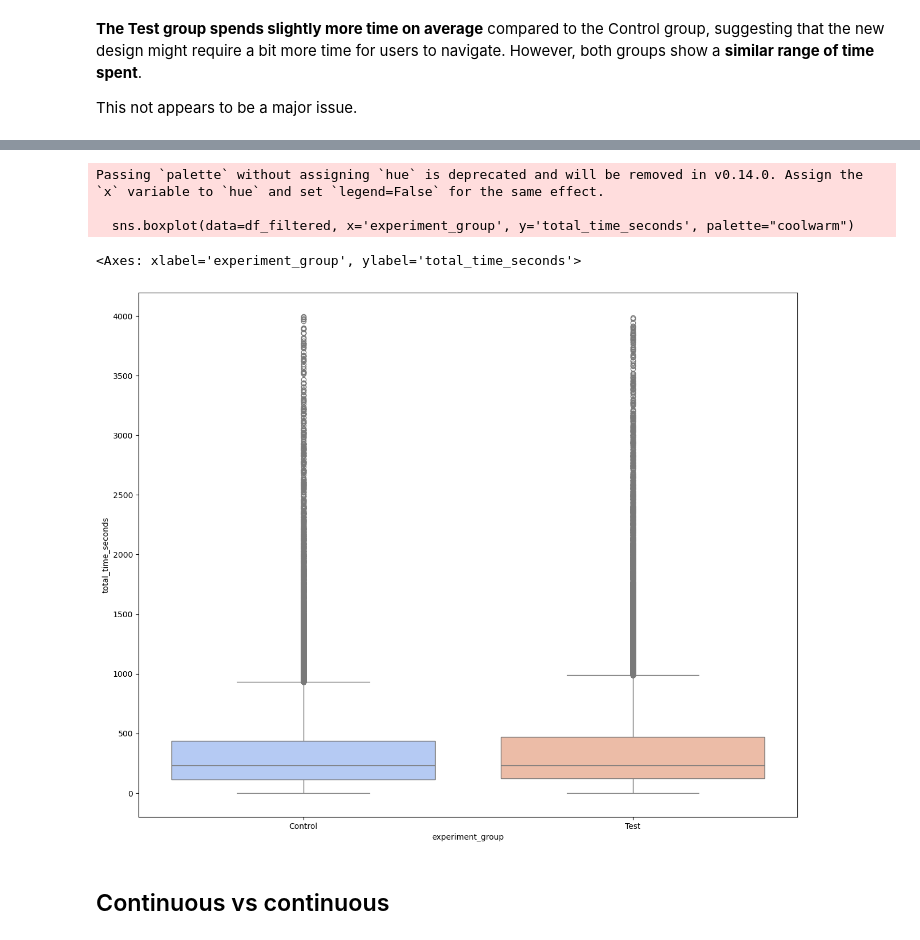
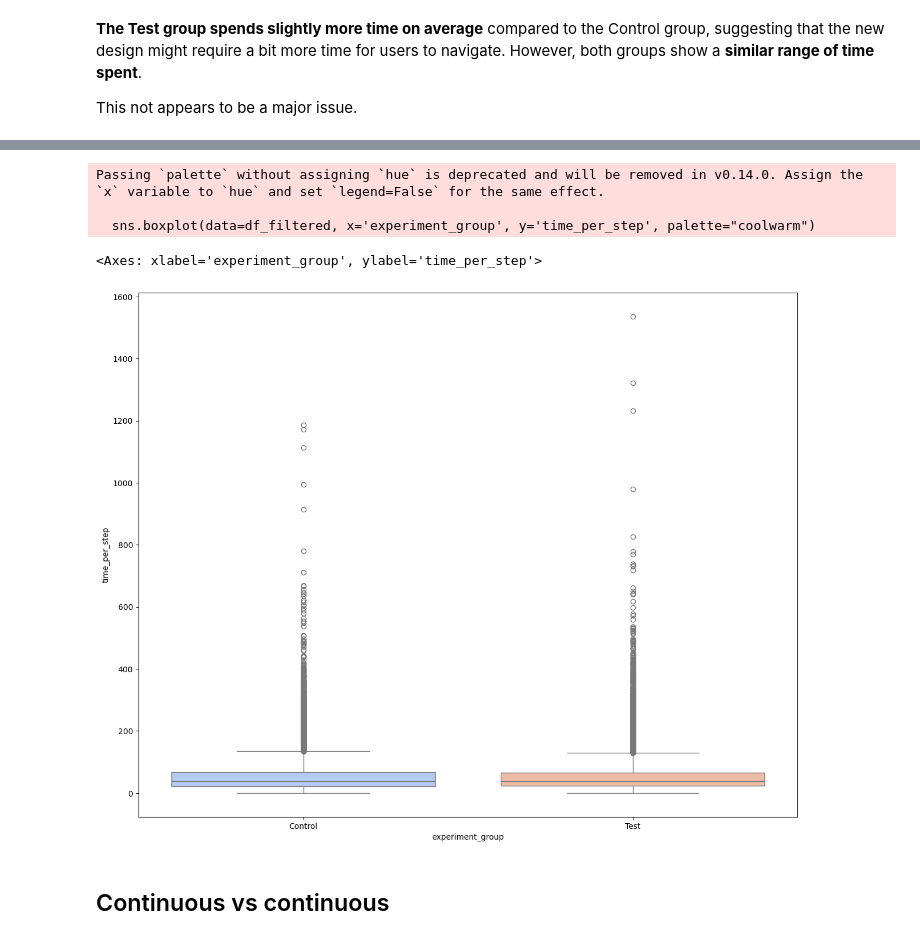
Before and after one commit to almudenaolg/Vanguard-AB-Test-Analysis, a Jupyter notebook: exploratory.ipynb, the cells around one changed output, grey strips where cells are left out. Saved outputs shown, nothing was run; the diff lists cells and outputs as text; code cells hidden in the pictures.

```diff
--- a/exploratory.ipynb
+++ b/exploratory.ipynb
@@ -779,13 +1275,13 @@ Passing `palette` without assigning `hue` is deprecated and will be removed in v
 # %%
 # Plotting a box plot to visualize the spread and outliers of total time for each experiment group
 plt.figure(figsize=(15, 12))
-sns.boxplot(data=df_filtered, x='experiment_group', y='total_time_seconds', palette="coolwarm")
+sns.boxplot(data=df_filtered, x='experiment_group', y='time_per_step', palette="coolwarm")
 # %% [output]
 Passing `palette` without assigning `hue` is deprecated and will be removed in v0.14.0. Assign the `x` variable to `hue` and set `legend=False` for the same effect.
 
-  sns.boxplot(data=df_filtered, x='experiment_group', y='total_time_seconds', palette="coolwarm")
+  sns.boxplot(data=df_filtered, x='experiment_group', y='time_per_step', palette="coolwarm")
-<Axes: xlabel='experiment_group', ylabel='total_time_seconds'>
+<Axes: xlabel='experiment_group', ylabel='time_per_step'>
-[figure, old version]
+[figure, new version]
 # %% [markdown]
 ## Continuous vs continuous
 # %%
```
Also changed, not shown: parts of 125 cells of this notebook, 3 other files.
